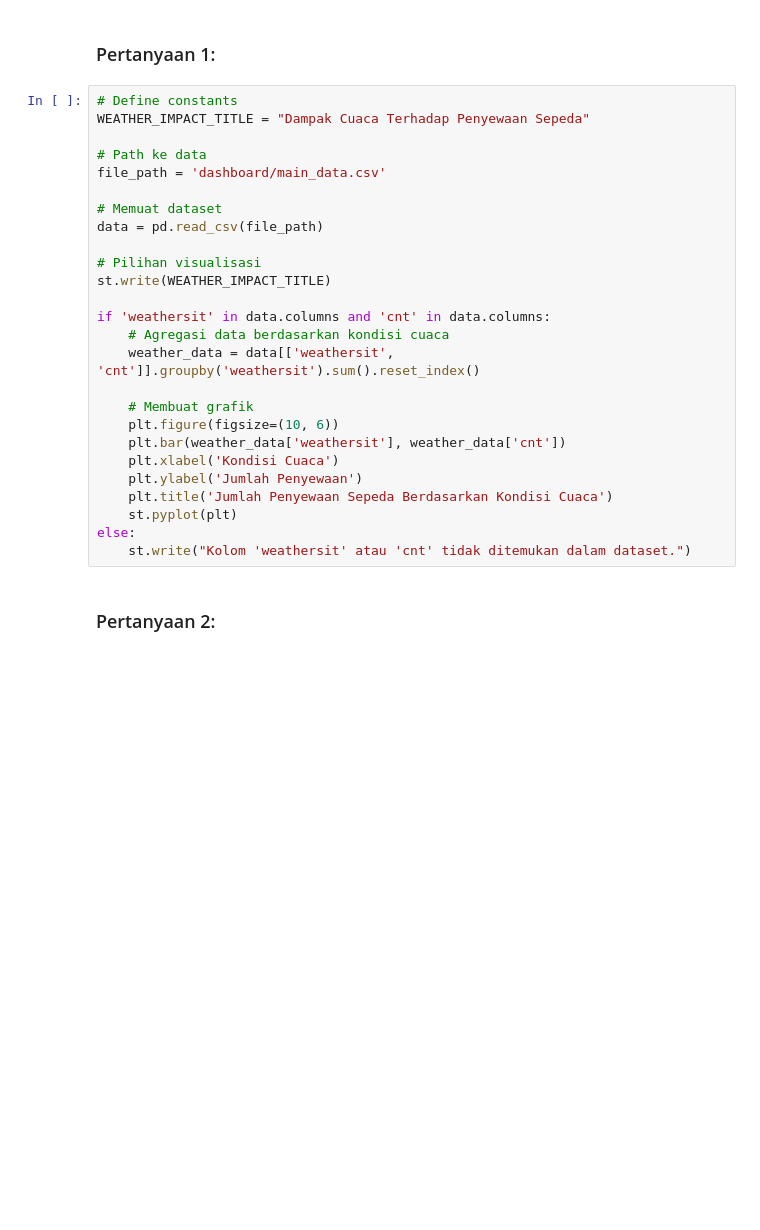
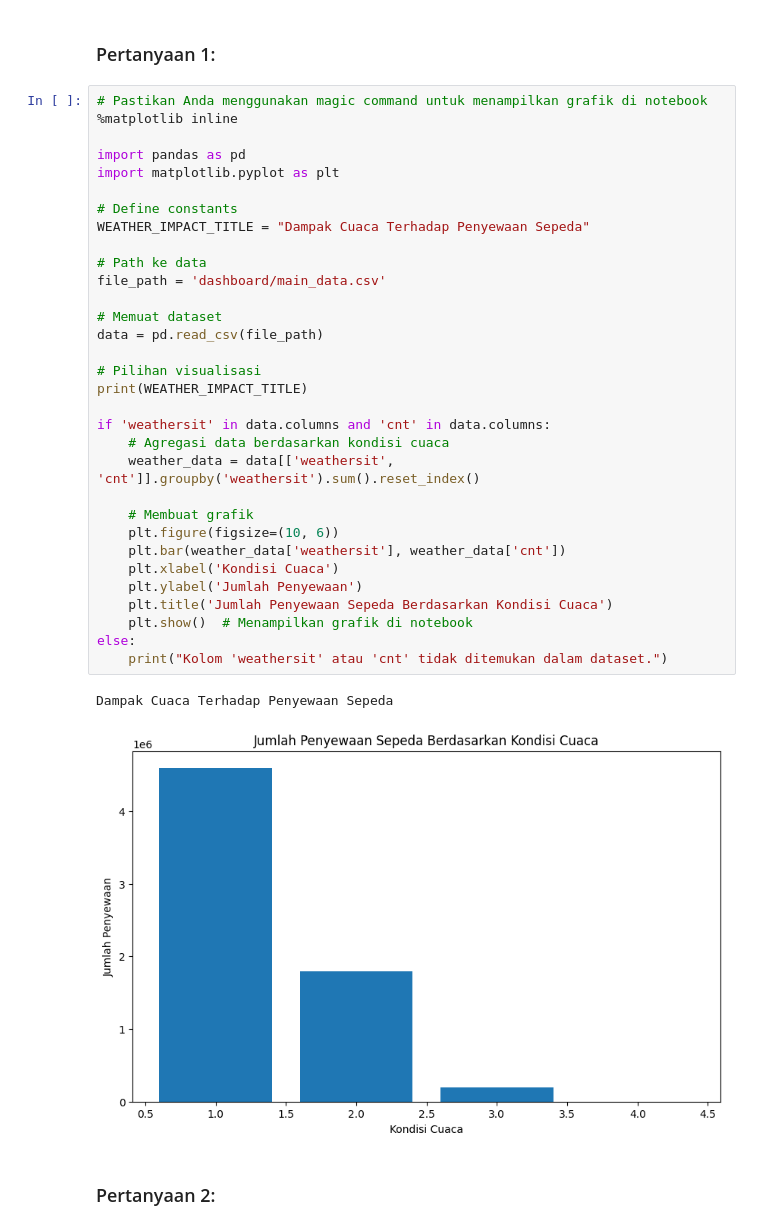
Before and after one commit to josapratama/bike-sharing-dataset, a Jupyter notebook: notebook.ipynb, the cells around one changed output. Drawn from its saved outputs; the diff is of its cells as text; blank space fills up the shorter version.

Commit message:
fix: EDA, Visualization & Explanatory Analysis

```diff
--- a/notebook.ipynb
+++ b/notebook.ipynb
@@ -117,31 +121,40 @@ DeltaGenerator()
 # %% [markdown]
 ### Pertanyaan 1:
 # %%
+# Pastikan Anda menggunakan magic command untuk menampilkan grafik di notebook
+%matplotlib inline
+
+import pandas as pd
+import matplotlib.pyplot as plt
+
 # Define constants
 WEATHER_IMPACT_TITLE = "Dampak Cuaca Terhadap Penyewaan Sepeda"
 
 # Path ke data
 file_path = 'dashboard/main_data.csv'
 
 # Memuat dataset
 data = pd.read_csv(file_path)
 
 # Pilihan visualisasi
-st.write(WEATHER_IMPACT_TITLE)
+print(WEATHER_IMPACT_TITLE)
 
 if 'weathersit' in data.columns and 'cnt' in data.columns:
     # Agregasi data berdasarkan kondisi cuaca
     weather_data = data[['weathersit', 'cnt']].groupby('weathersit').sum().reset_index()
 
     # Membuat grafik
     plt.figure(figsize=(10, 6))
     plt.bar(weather_data['weathersit'], weather_data['cnt'])
     plt.xlabel('Kondisi Cuaca')
     plt.ylabel('Jumlah Penyewaan')
     plt.title('Jumlah Penyewaan Sepeda Berdasarkan Kondisi Cuaca')
-    st.pyplot(plt)
+    plt.show()  # Menampilkan grafik di notebook
 else:
-    st.write("Kolom 'weathersit' atau 'cnt' tidak ditemukan dalam dataset.")
+    print("Kolom 'weathersit' atau 'cnt' tidak ditemukan dalam dataset.")
+# %% [output]
+Dampak Cuaca Terhadap Penyewaan Sepeda
+[figure, added]
 # %% [markdown]
 ### Pertanyaan 2:
 # %%
```
Also changed, not shown: parts of 3 cells of this notebook.
